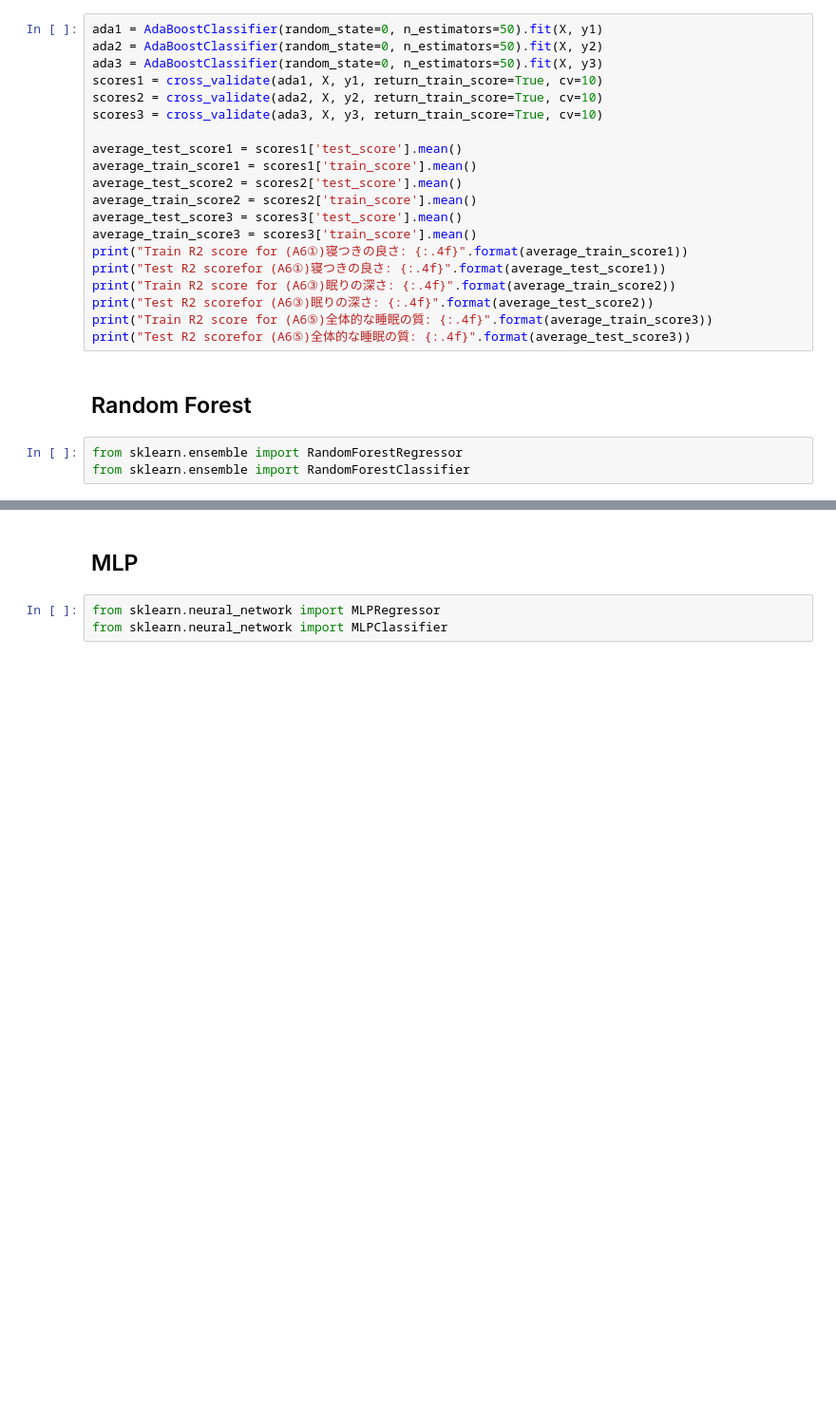
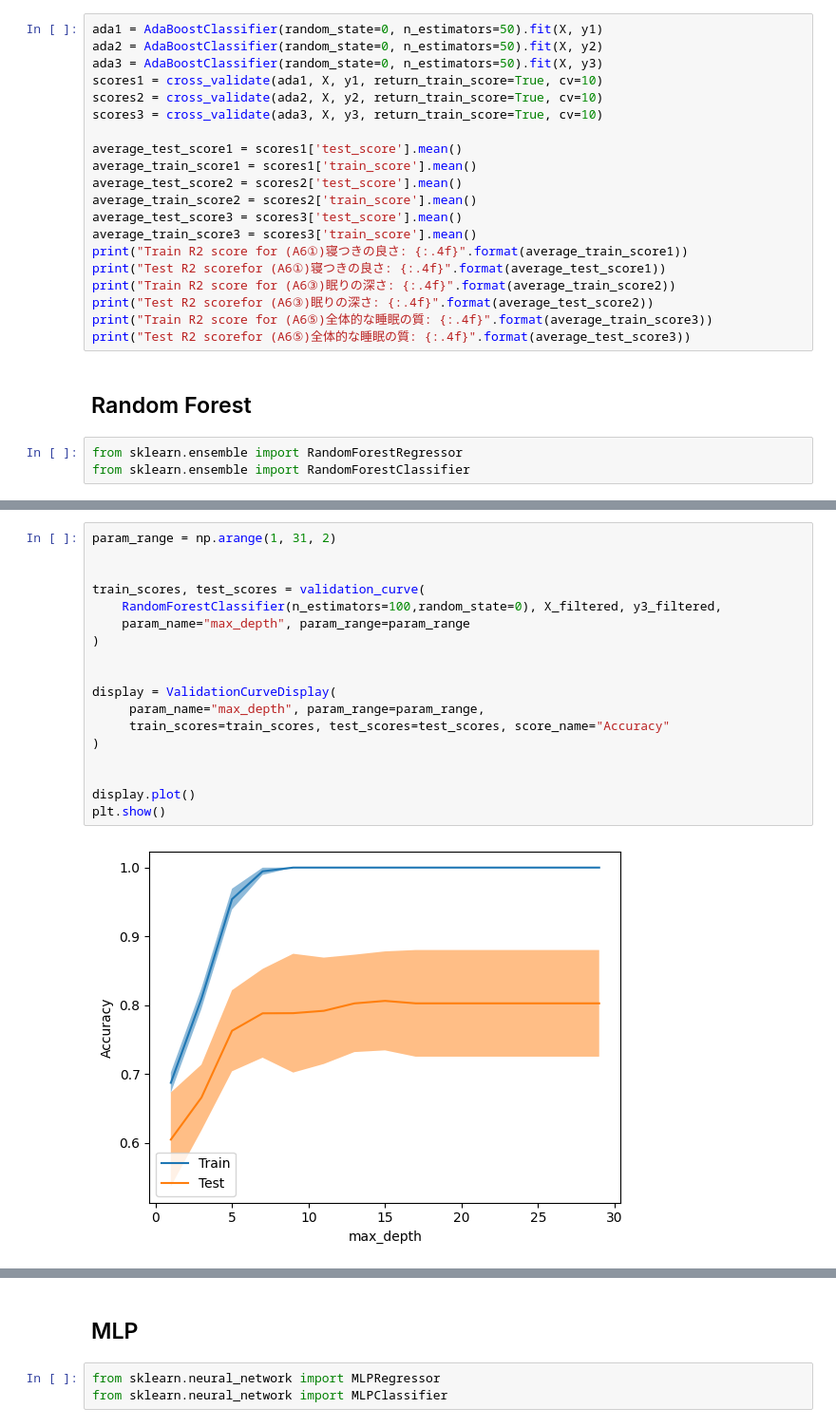
Before and after one commit to hoyyul/SoundEEG_CrossModalKnowledgeDistillation, a Jupyter notebook: psg_questionnaire.ipynb, the cells around one changed output, grey strips where cells are left out. Shown: that part at 95% size. Saved outputs shown, nothing was run; the diff lists cells and outputs as text; blank space fills up the shorter version.

```diff
--- a/psg_questionnaire.ipynb
+++ b/psg_questionnaire.ipynb
@@ -373,0 +462,20 @@ R2 score for (A6⑤)全体的な睡眠の質: -0.1702
+# %%
+param_range = np.arange(1, 31, 2)
+
+
+train_scores, test_scores = validation_curve(
+    RandomForestClassifier(n_estimators=100,random_state=0), X_filtered, y3_filtered,
+    param_name="max_depth", param_range=param_range
+)
+
+
+display = ValidationCurveDisplay(
+     param_name="max_depth", param_range=param_range,
+     train_scores=train_scores, test_scores=test_scores, score_name="Accuracy"
+)
+
+
+display.plot()
+plt.show()
+# %% [output]
+[figure, added]
```
Also changed, not shown: parts of 18 cells of this notebook.
